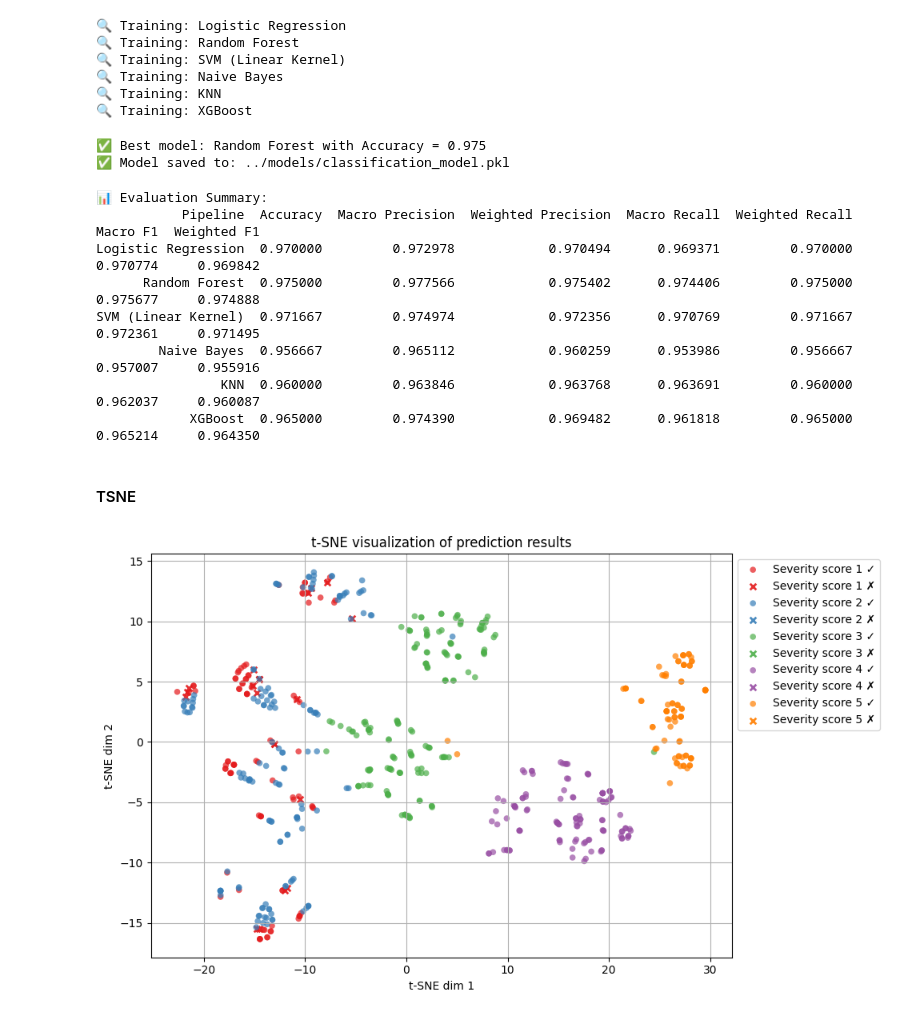
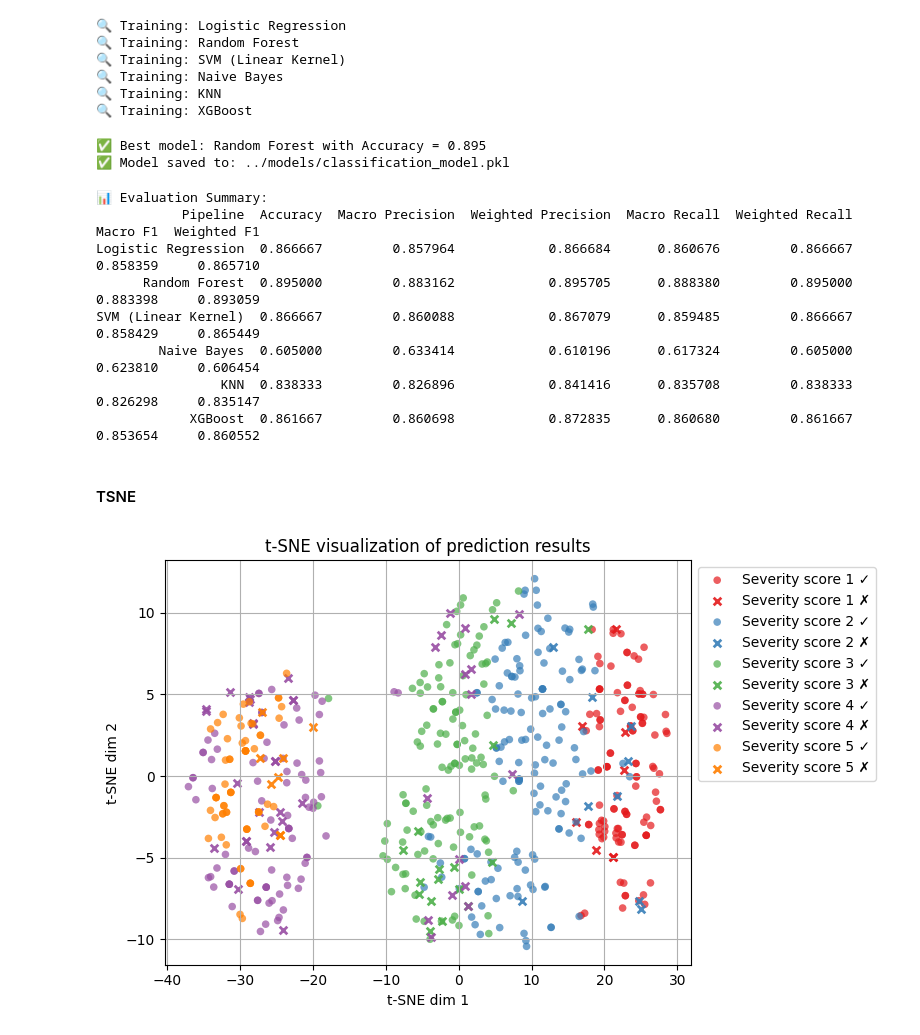
Before and after one commit to wen15th/dti5125-dialogflow-fastapi-webhook, a Jupyter notebook: app/notebooks/classification.ipynb, the cells around one changed output. Drawn from its saved outputs; the diff is of its cells as text; code cells hidden in the pictures.

Commit message:
update data generation & models

```diff
--- a/app/notebooks/classification.ipynb
+++ b/app/notebooks/classification.ipynb
@@ -22,7 +22,10 @@ RANDOM_STATE = 42
 #### Load Dataset
 # %%
 df = pd.read_csv("../data/synthetic_users_dataset_2000.csv")
-X = df.drop(columns=["severity_score"])
+X = df.drop(columns=[
+    "severity_score",
+    "severity_class"
+])
 y = df["severity_score"]
 # %%
 from collections import Counter
@@ -160,7 +163,7 @@ joblib.dump(best_pipeline, file_path)
 print(f"✅ Best model: {best_pipeline_name} with Accuracy = {best_result['Accuracy']:.3f}")
 print(f"✅ Model saved to: {file_path}")
 # %% [output]
-✅ Best model: Random Forest with Accuracy = 0.975
+✅ Best model: Random Forest with Accuracy = 0.895
 ✅ Model saved to: ../models/classification_model.pkl
 # %%
 # ---- Show result table ----
@@ -170,12 +173,12 @@ print(results_df.to_string(index=False))
 # %% [output]
 📊 Evaluation Summary:
            Pipeline  Accuracy  Macro Precision  Weighted Precision  Macro Recall  Weighted Recall  Macro F1  Weighted F1
-Logistic Regression  0.970000         0.972978            0.970494      0.969371         0.970000  0.970774     0.969842
-      Random Forest  0.975000         0.977566            0.975402      0.974406         0.975000  0.975677     0.974888
-SVM (Linear Kernel)  0.971667         0.974974            0.972356      0.970769         0.971667  0.972361     0.971495
-        Naive Bayes  0.956667         0.965112            0.960259      0.953986         0.956667  0.957007     0.955916
-                KNN  0.960000         0.963846            0.963768      0.963691         0.960000  0.962037     0.960087
-            XGBoost  0.965000         0.974390            0.969482      0.961818         0.965000  0.965214     0.964350
+Logistic Regression  0.866667         0.857964            0.866684      0.860676         0.866667  0.858359     0.865710
+      Random Forest  0.895000         0.883162            0.895705      0.888380         0.895000  0.883398     0.893059
+SVM (Linear Kernel)  0.866667         0.860088            0.867079      0.859485         0.866667  0.858429     0.865449
+        Naive Bayes  0.605000         0.633414            0.610196      0.617324         0.605000  0.623810     0.606454
+                KNN  0.838333         0.826896            0.841416      0.835708         0.838333  0.826298     0.835147
+            XGBoost  0.861667         0.860698            0.872835      0.860680         0.861667  0.853654     0.860552
 # %% [markdown]
 #### TSNE
 # %%
@@ -187,8 +190,8 @@ import numpy as np
 
 def plot_tsne(X_test_vectorized, y_test, y_pred):
   # Standardization + Dimensionality Reduction
-  X_scaled = StandardScaler(with_mean=False).fit_transform(X_test_vectorized)
-  X_dense = PCA(n_components=6).fit_transform(X_scaled)
+  # X_scaled = StandardScaler(with_mean=False).fit_transform(X_test_vectorized)
+  # X_dense = PCA(n_components=3).fit_transform(X_scaled)
 
   # Set perplexity based on sample size
   n_samples = X_test_vectorized.shape[0]
@@ -205,14 +208,14 @@ def plot_tsne(X_test_vectorized, y_test, y_pred):
   # Ensure perplexity is not larger than (n_samples - 1)
   perplexity = min(perplexity, n_samples - 1)
 
-  X_embedded = TSNE(n_components=2, random_state=RANDOM_STATE, perplexity=perplexity).fit_transform(X_dense)
+  X_embedded = TSNE(n_components=2, random_state=RANDOM_STATE, perplexity=perplexity).fit_transform(X_test_vectorized)
 
   # Check whether classified correctly
   y_test = np.array(y_test)
   y_pred = np.array(y_pred)
   correct_mask = (y_pred == y_test)
 
-  plt.figure(figsize=(10, 6))
+  plt.figure(figsize=(8, 5))
 
   # Correctly classified: o，misclassified: x
   num_classes = len(np.unique(y_test))
@@ -258,16 +261,12 @@ def plot_tsne(X_test_vectorized, y_test, y_pred):
   plt.tight_layout()
   plt.show()
 # %%
-# Assume the best combination is TF-IDF (1&2-gram) + Random Forest
-# best_pipeline = pipelines['Random Forest']
-best_pipeline = pipelines['XGBoost']
-
 # X_train_vectorized = best_pipeline.named_steps["preprocessor"].transform(X_train)
 X_test_vectorized = best_pipeline.named_steps["preprocessor"].transform(X_test)
 
 y_test_label = le.inverse_transform(y_test)
 y_pred_label = le.inverse_transform(y_pred)
 
 plot_tsne(X_test_vectorized, y_test_label, y_pred_label)
 # %% [output]
-[figure, old version]
+[figure, new version]
```
Also changed, not shown: parts of 1 cell of this notebook, 7 other files.
